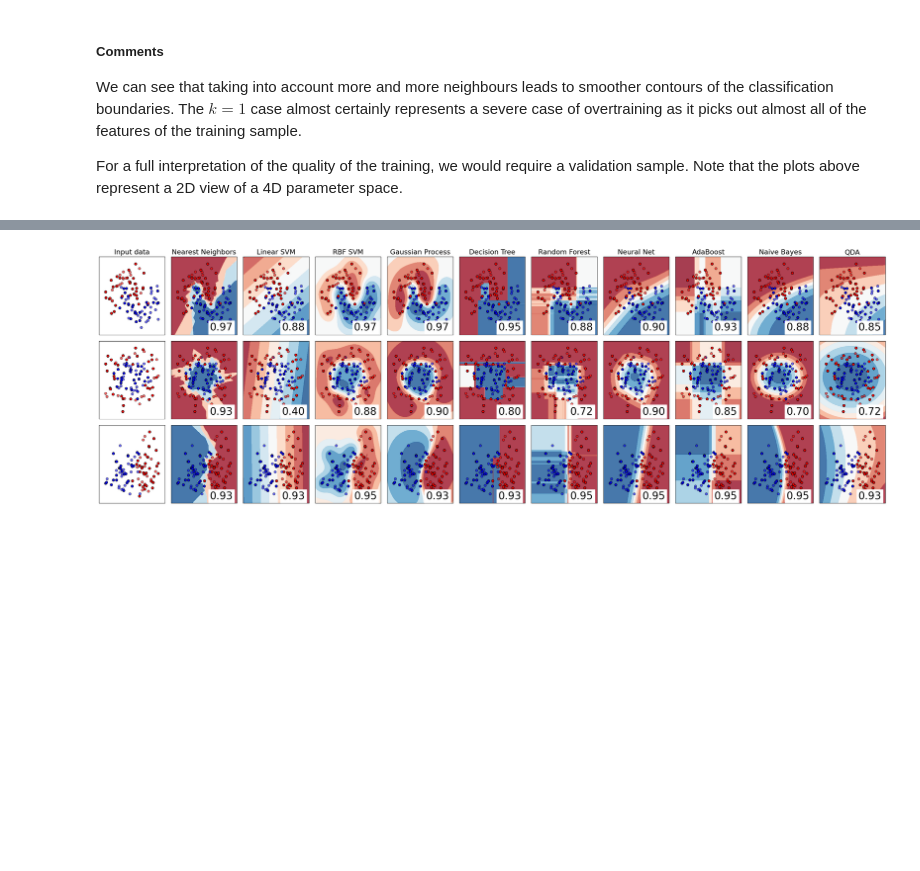
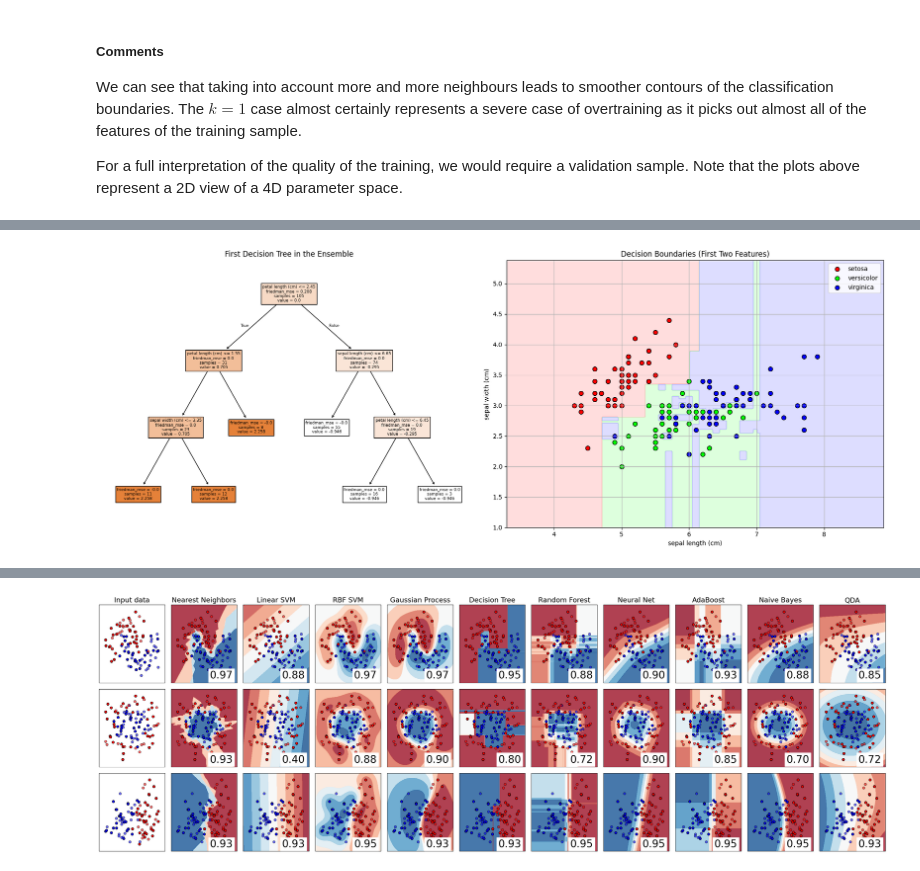
Before and after one commit to p-parkinson/intro_data_science, a Jupyter notebook: Chapter 11/Chapter 11.ipynb, the cells around one changed output, grey strips where cells are left out. Drawn from its saved outputs; the diff is of its cells as text; code cells hidden in the pictures; blank space fills up the shorter version.

```diff
--- a/Chapter 11/Chapter 11.ipynb
+++ b/Chapter 11/Chapter 11.ipynb
@@ -459,3 +750,82 @@ where ${\bf a_m}$ are the parameters of the individual trees and $\alpha_m$ are
 
 <img src="images/random_forest.png" width=80%>
 (Source: [Towards Digital Staining using Imaging Mass Spectrometry and Random Forests-Technical Report](https://www.researchgate.net/publication/228540194_Towards_Digital_Staining_using_Imaging_Mass_Spectrometry_and_Random_Forests-Technical_Report), Michael Hanselmann et al., 2009)
+# %%
+import numpy as np
+import matplotlib.pyplot as plt
+from sklearn.datasets import load_iris
+from sklearn.ensemble import GradientBoostingClassifier
+from sklearn.tree import plot_tree
+from sklearn.model_selection import train_test_split
+from matplotlib.colors import ListedColormap
+
+# Load the Iris dataset
+iris = load_iris()
+X = iris.data
+y = iris.target
+feature_names = iris.feature_names
+target_names = iris.target_names
+
+# Split the data into training and testing sets
+X_train, X_test, y_train, y_test = train_test_split(X, y, test_size=0.3, random_state=42)
+
+# Train a Gradient Boosting Classifier (boosted decision tree)
+gbc = GradientBoostingClassifier(n_estimators=10, learning_rate=0.1, max_depth=3, random_state=42)
+gbc.fit(X_train, y_train)
+
+# Evaluate the model
+train_score = gbc.score(X_train, y_train)
+test_score = gbc.score(X_test, y_test)
+print(f"Training accuracy: {train_score:.4f}")
+print(f"Testing accuracy: {test_score:.4f}")
+
+# Create a figure with two subplots
+fig, (ax1, ax2) = plt.subplots(1, 2, figsize=(18, 7))
+
+# Plot the first estimator (decision tree)
+plot_tree(gbc.estimators_[0, 0], feature_names=feature_names,
+          class_names=target_names, filled=True, ax=ax1)
+ax1.set_title("First Decision Tree in the Ensemble")
+
+# Plot the decision boundaries using only the first two features
+# Create a mesh grid to visualize decision boundaries
+h = 0.02  # step size in the mesh
+x_min, x_max = X[:, 0].min() - 1, X[:, 0].max() + 1
+y_min, y_max = X[:, 1].min() - 1, X[:, 1].max() + 1
+xx, yy = np.meshgrid(np.arange(x_min, x_max, h), np.arange(y_min, y_max, h))
+
+# Train a new model using only the first two features
+gbc_2d = GradientBoostingClassifier(n_estimators=100, learning_rate=0.1, max_depth=3, random_state=42)
+gbc_2d.fit(X_train[:, :2], y_train)
+
+# Make predictions on the mesh grid
+Z = gbc_2d.predict(np.c_[xx.ravel(), yy.ravel()])
+Z = Z.reshape(xx.shape)
+
+# Create a custom colormap
+cmap_light = ListedColormap(['#FFAAAA', '#AAFFAA', '#AAAAFF'])
+cmap_bold = ListedColormap(['#FF0000', '#00FF00', '#0000FF'])
+
+# Plot the decision boundaries
+ax2.contourf(xx, yy, Z, alpha=0.4, cmap=cmap_light)
+
+# Plot the training points
+for i, color in zip(range(3), cmap_bold.colors):
+    idx = np.where(y == i)
+    ax2.scatter(X[idx, 0], X[idx, 1], c=color, label=target_names[i], edgecolor='k', s=50)
+
+ax2.set_title("Decision Boundaries (First Two Features)")
+ax2.set_xlabel(feature_names[0])
+ax2.set_ylabel(feature_names[1])
+ax2.legend(loc='upper right')
+ax2.set_xlim(xx.min(), xx.max())
+ax2.set_ylim(yy.min(), yy.max())
+ax2.grid(True)
+
+plt.tight_layout()
+plt.show()
+
+# Print how many trained parameters are in the model in total
+n_params = sum([np.prod(tree.tree_.feature.shape) for tree in gbc.estimators_[:, 0]])
+print(f"Total number of trained parameters in the model: {n_params}")
+# %% [output]
@@ -461,0 +834 @@ where ${\bf a_m}$ are the parameters of the individual trees and $\alpha_m$ are
+[figure, added]
```
Also changed, not shown: parts of 15 cells of this notebook, 1 other file.
